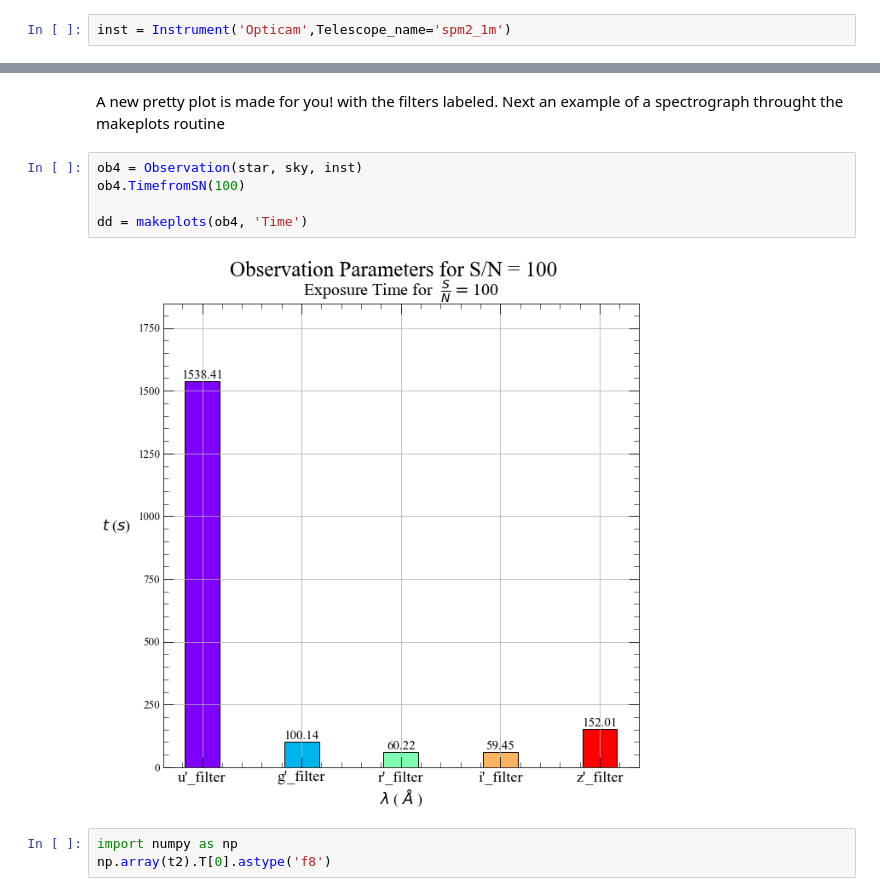
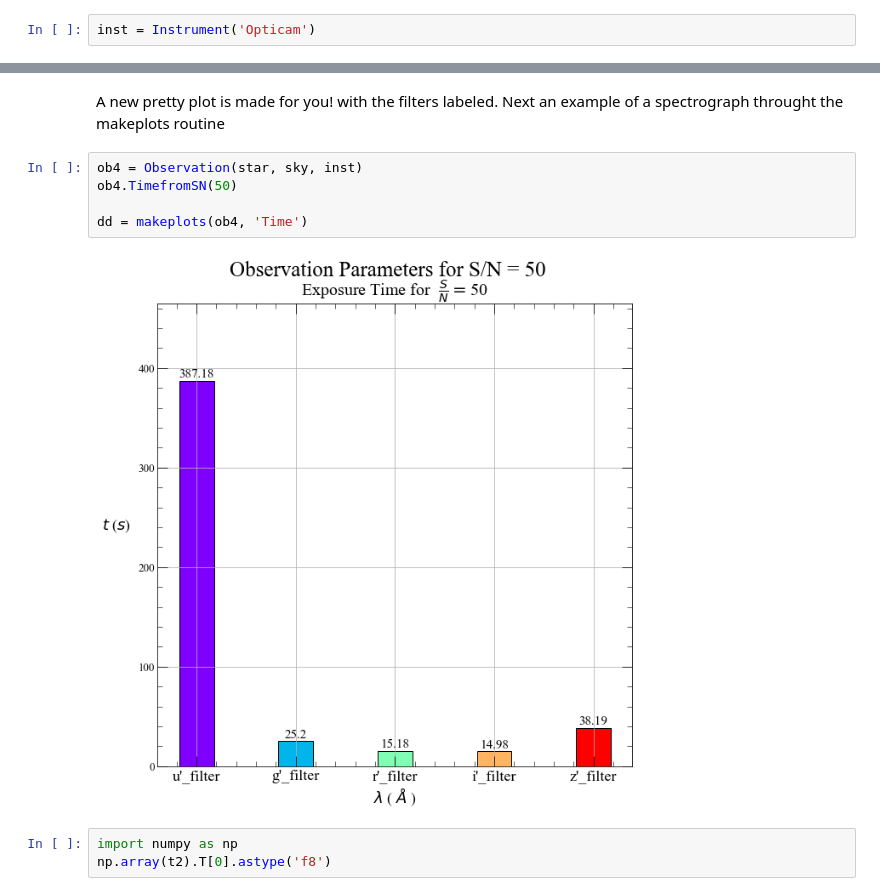
Before and after one commit to Alymantara/opticam, a Jupyter notebook: Example.ipynb, the cells around one changed output, grey strips where cells are left out. Saved outputs shown, nothing was run; the diff lists cells and outputs as text.

```diff
--- a/Example.ipynb
+++ b/Example.ipynb
@@ -28,7 +28,7 @@ Create Instrument object. Can choose between 5 instruments (Case Sensitive):  Ar
 # %% [markdown]
 Lets use a new instrument now, in this case an imager called Opticam
 # %%
-inst = Instrument('Opticam',Telescope_name='spm2_1m')
+inst = Instrument('Opticam')
 # %% [markdown]
 Now lets make an observation with this new instrument on the same target as before.
 We can use the same sky and star objects made before
@@ -78,11 +78,11 @@ dd = makeplots(ob3, 'SN')
 A new pretty plot is made for you! with the filters labeled. Next an example of a spectrograph throught the makeplots routine
 # %%
 ob4 = Observation(star, sky, inst)
-ob4.TimefromSN(100)
+ob4.TimefromSN(50)
 
 dd = makeplots(ob4, 'Time')
 # %% [output]
-[figure, old version]
+[figure, new version]
 # %%
 import numpy as np
 np.array(t2).T[0].astype('f8')
```
Also changed, not shown: parts of 3 cells of this notebook, 3 other files.
